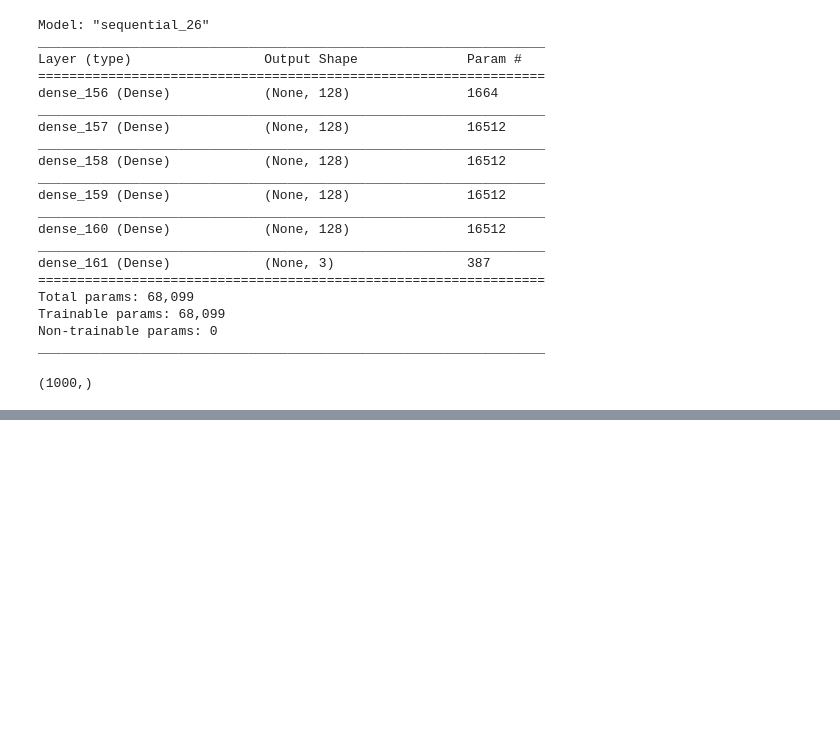
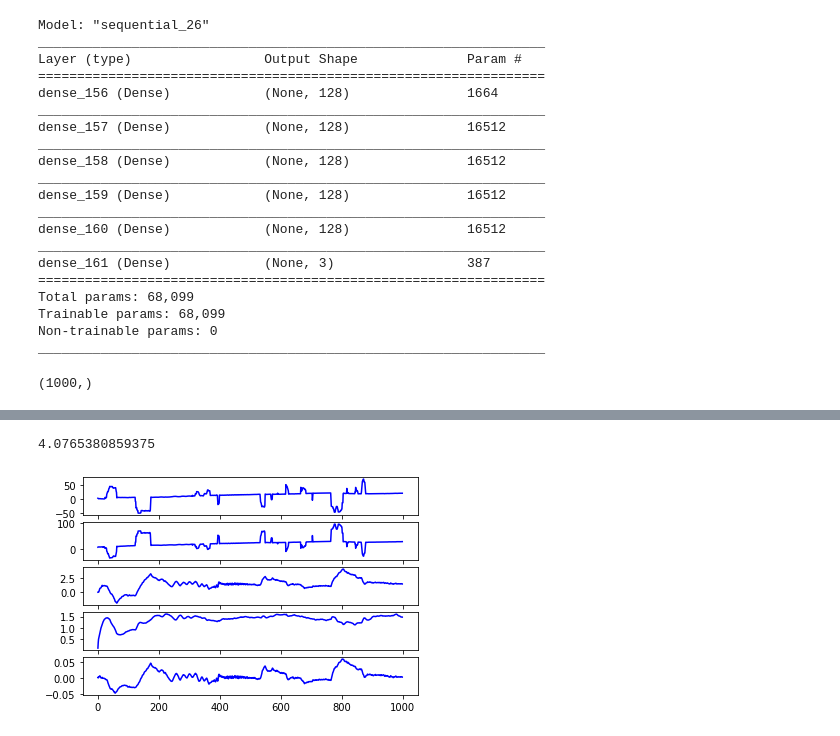
Before and after one commit to lp02781/tutorialTensorFlow, a Jupyter notebook: ml_class/tf_control.ipynb, the cells around one changed output, grey strips where cells are left out. Cells and saved outputs as stored; diff of their text form; code cells hidden in the pictures; blank space fills up the shorter version.

```diff
--- a/ml_class/tf_control.ipynb
+++ b/ml_class/tf_control.ipynb
@@ -377,0 +377,30 @@ plt.show()
+# %%
+err = np.arange(0,1000,1)
+error = np.zeros([1000, 5],dtype=float)
+for k in err:
+    error[k,0] = data[k+4,0]-inv_pred[k,0]
+    error[k,1] = data[k+4,1]-inv_pred[k,1]
+    error[k,2] = data[k+4,12]-id_pred[k,0]
+    error[k,3] = data[k+4,13]-id_pred[k,1]
+    error[k,4] = data[k+4,14]-id_pred[k,2]
+# %%
+error[0,0] = abs(data[5,0]-inv_pred[0,0])
+error[0,0]
+# %% [output]
+4.0765380859375
+# %%
+x_label = np.arange(0,1000,1)
+plt.figure()
+plt.subplot(511)
+plt.plot(x_label, error[:,0], '-b')
+plt.subplot(512)
+plt.plot(x_label, error[:,1], '-b')
+plt.subplot(513)
+plt.plot(x_label, error[:,2], '-b')
+plt.subplot(514)
+plt.plot(x_label, error[:,3], '-b')
+plt.subplot(515)
+plt.plot(x_label, error[:,4], '-b')
+plt.show()
+# %% [output]
+[figure, added]
```
Also changed, not shown: parts of 6 cells of this notebook.
